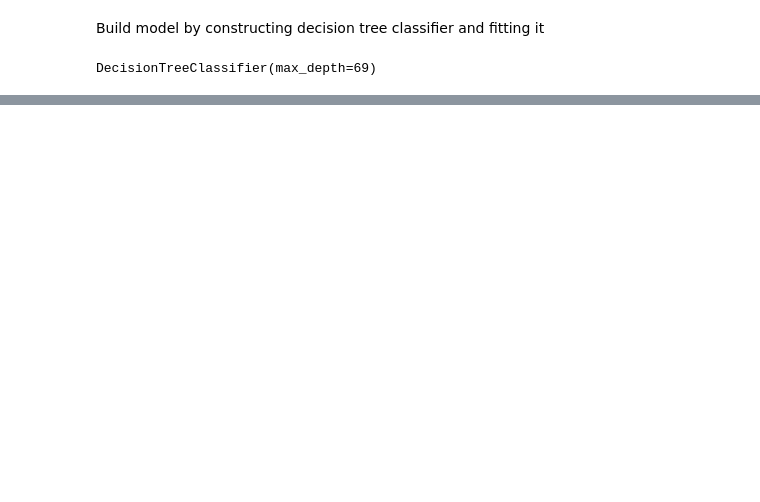
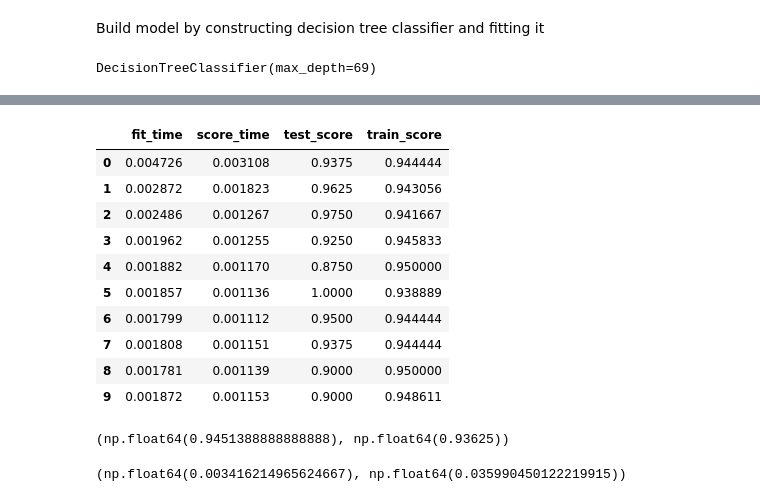
Before and after one commit to stephBRON/MachineLearning, a Jupyter notebook: Tutorials/module3_omar.ipynb, the cells around one changed output, grey strips where cells are left out. Drawn from its saved outputs; the diff is of its cells as text; code cells hidden in the pictures; blank space fills up the shorter version.

```diff
--- a/Tutorials/module3_omar.ipynb
+++ b/Tutorials/module3_omar.ipynb
@@ -171,0 +211,22 @@ Model does perfect on training data, but not as well on testing data. Here we ha
+# %%
+pd.DataFrame(scores)
+# %% [output]
+|  | fit_time | score_time | test_score | train_score |
+| 0 | 0.004726 | 0.003108 | 0.9375 | 0.944444 |
+| 1 | 0.002872 | 0.001823 | 0.9625 | 0.943056 |
+| 2 | 0.002486 | 0.001267 | 0.9750 | 0.941667 |
+| 3 | 0.001962 | 0.001255 | 0.9250 | 0.945833 |
+| 4 | 0.001882 | 0.001170 | 0.8750 | 0.950000 |
+| 5 | 0.001857 | 0.001136 | 1.0000 | 0.938889 |
+| 6 | 0.001799 | 0.001112 | 0.9500 | 0.944444 |
+| 7 | 0.001808 | 0.001151 | 0.9375 | 0.944444 |
+| 8 | 0.001781 | 0.001139 | 0.9000 | 0.950000 |
+| 9 | 0.001872 | 0.001153 | 0.9000 | 0.948611 |
+# %%
+scores['train_score'].mean(), scores['test_score'].mean()
+# %% [output]
+(np.float64(0.9451388888888888), np.float64(0.93625))
+# %%
+scores['train_score'].std(), scores['test_score'].std()
+# %% [output]
+(np.float64(0.003416214965624667), np.float64(0.035990450122219915))
```
Also changed, not shown: parts of 20 cells of this notebook.
